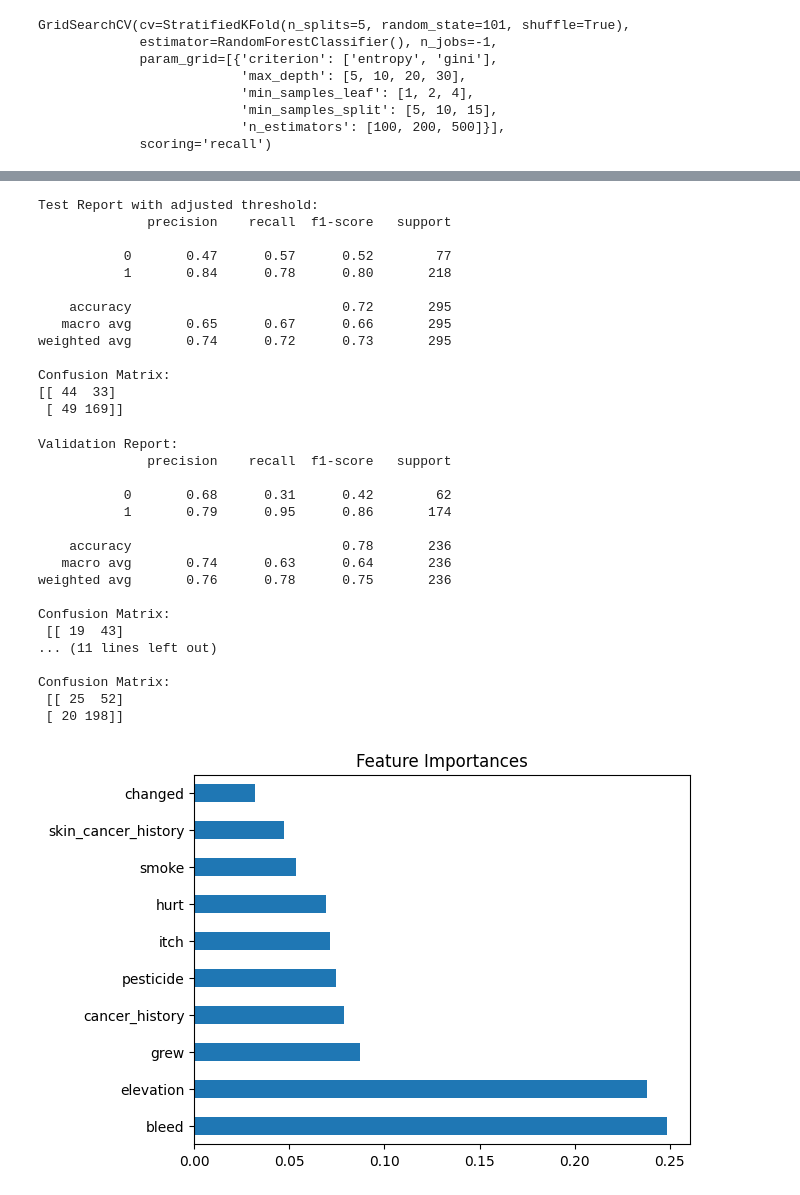
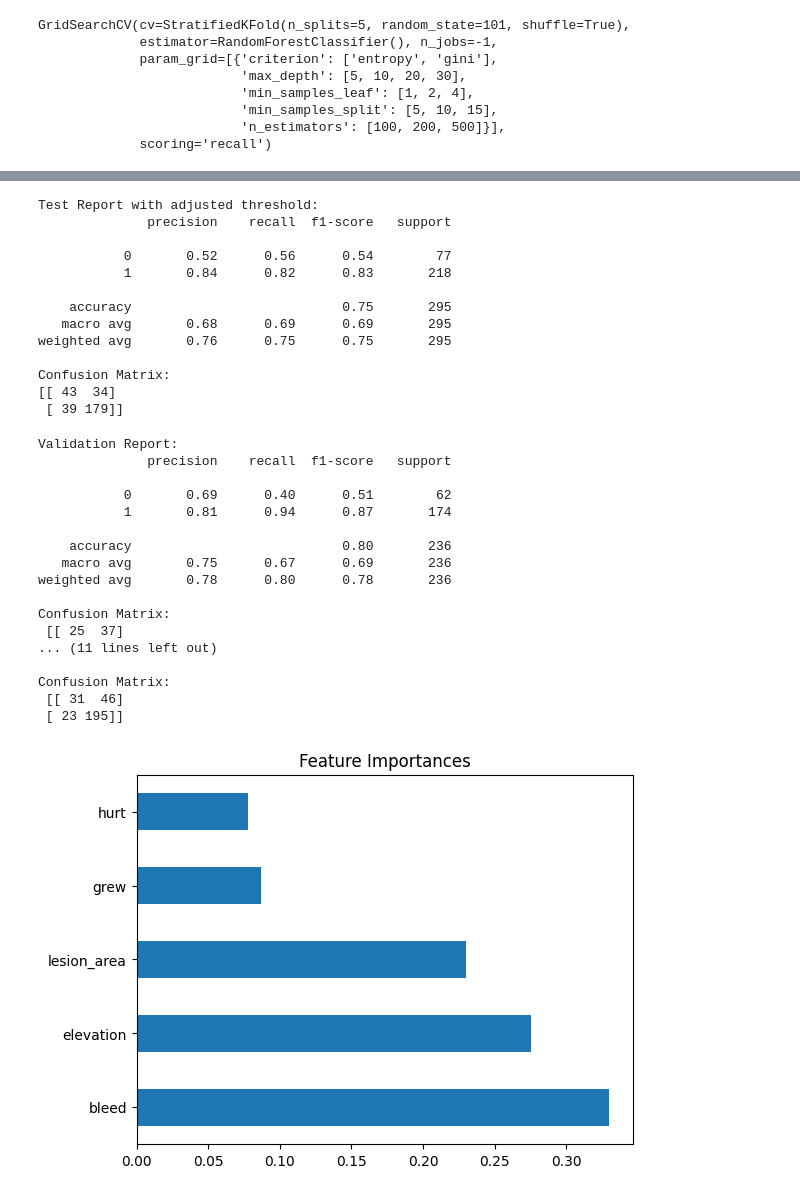
Before and after one commit to mirkagem/2025-FYP-groupG, a Jupyter notebook: important files to be deleted/model_metadata_rf.ipynb, the cells around one changed output, grey strips where cells are left out. Drawn from its saved outputs; the diff is of its cells as text; code cells hidden in the pictures.

```diff
--- a/important files to be deleted/model_metadata_rf.ipynb
+++ b/important files to be deleted/model_metadata_rf.ipynb
@@ -8,5 +27,5 @@ import seaborn as sns
 # %%
-df = pd.read_csv(r"C:\Users\Mirka Gemelova\OneDrive - ITU\Dokumenty\ITU\DS_project\2025-FYP-groupG\important files to be deleted\metadata_adjusted.csv")
+df = pd.read_csv(r"C:\Users\Mirka Gemelova\Downloads\df (1)")
 
 # df.head()
 # df.isnull().sum()
@@ -14,8 +33,11 @@ df = pd.read_csv(r"C:\Users\Mirka Gemelova\OneDrive - ITU\Dokumenty\ITU\DS_proje
 
 y = df['diagnostic'].copy() #column with verdict: cancer or not cancer
 #x = df.drop(col =['diagnostic', ], axis = 1)
+
 best_features = ['elevation', 'bleed', 'smoke', 'grew', 'hurt', 'itch']
-best_features = ['elevation', 'bleed', 'changed', 'smoke', 'grew', 'hurt', 'skin_cancer_history','cancer_history', 'itch', 'pesticide']  #we can add more
+best_features = ['smoke','drink','pesticide','gender','skin_cancer_history','cancer_history','has_piped_water','has_sewage_system', 'itch','grew','hurt','changed','bleed','elevation','lesion_area']
+best_features = ['elevation', 'bleed', 'lesion_area', 'grew', 'hurt']
+#best_features = ['elevation', 'bleed', 'changed', 'smoke', 'grew', 'hurt', 'skin_cancer_history','cancer_history', 'itch', 'pest icide']  #we can add more
 #best_features = ['elevation', 'bleed', 'changed', 'smoke', 'grew', 'hurt', 'skin_cancer_history','cancer_history', 'itch', 'age'] #maybe BINARISE the age!
 
 x = df[best_features].copy()
@@ -25,7 +47,7 @@ x = df[best_features].copy()
 x_train, x_test, y_train, y_test = train_test_split(x, y, test_size=0.2, stratify=y, random_state=101) #stratify = y makes sure that both training and test sets preserve the original class proportions.
 #and then test to test and validation
 
-x_train, x_validation,y_train, y_validation =train_test_split(x_train, y_train, test_size=0.2, stratify=y_train, random_state=101)
+x_train, x_validation,y_train, y_validation = train_test_split(x_train, y_train, test_size=0.2, stratify=y_train, random_state=101)
 
 #This gives us:
 #~64% training (x_train2)
@@ -288,16 +304,16 @@ print(confusion_matrix(y_test, y_pred_test_thresh))
 Test Report with adjusted threshold:
               precision    recall  f1-score   support
 
-           0       0.47      0.57      0.52        77
-           1       0.84      0.78      0.80       218
+           0       0.52      0.56      0.54        77
+           1       0.84      0.82      0.83       218
 
-    accuracy                           0.72       295
-   macro avg       0.65      0.67      0.66       295
-weighted avg       0.74      0.72      0.73       295
+    accuracy                           0.75       295
+   macro avg       0.68      0.69      0.69       295
+weighted avg       0.76      0.75      0.75       295
 
 Confusion Matrix:
-[[ 44  33]
- [ 49 169]]
+[[ 43  34]
+ [ 39 179]]
 # %%
 #Evaluating on validation and test set
 y_val_pred = rf_final.predict(x_validation)
@@ -313,27 +329,29 @@ print("Confusion Matrix:\n", confusion_matrix(y_test, y_test_pred))
 Validation Report:
               precision    recall  f1-score   support
 
-           0       0.68      0.31      0.42        62
-           1       0.79      0.95      0.86       174
+           0       0.69      0.40      0.51        62
+           1       0.81      0.94      0.87       174
 
-    accuracy                           0.78       236
-   macro avg       0.74      0.63      0.64       236
-weighted avg       0.76      0.78      0.75       236
+    accuracy                           0.80       236
+   macro avg       0.75      0.67      0.69       236
+weighted avg       0.78      0.80      0.78       236
 
 Confusion Matrix:
- [[ 19  43]
+ [[ 25  37]
 ... (11 lines left out)
 
 Confusion Matrix:
- [[ 25  52]
- [ 20 198]]
+ [[ 31  46]
+ [ 23 195]]
 # %%
 feat_importances = pd.Series(rf_final.feature_importances_, index=x.columns)
-feat_importances.nlargest(10).plot(kind='barh')
+feat_importances.nlargest(20).plot(kind='barh')
 plt.title("Feature Importances")
 plt.show()
+
+#elevation, bleed, lesion_area, grew, hurt
 # %% [output]
-[figure, old version]
+[figure, new version]
 # %% [markdown]
 Notes:
 We can argue for high recall on 1 (90% +) if we assume the model is used for SCREENING (so not for diagnosis)
```
Also changed, not shown: parts of 12 cells of this notebook, 1 other file.
